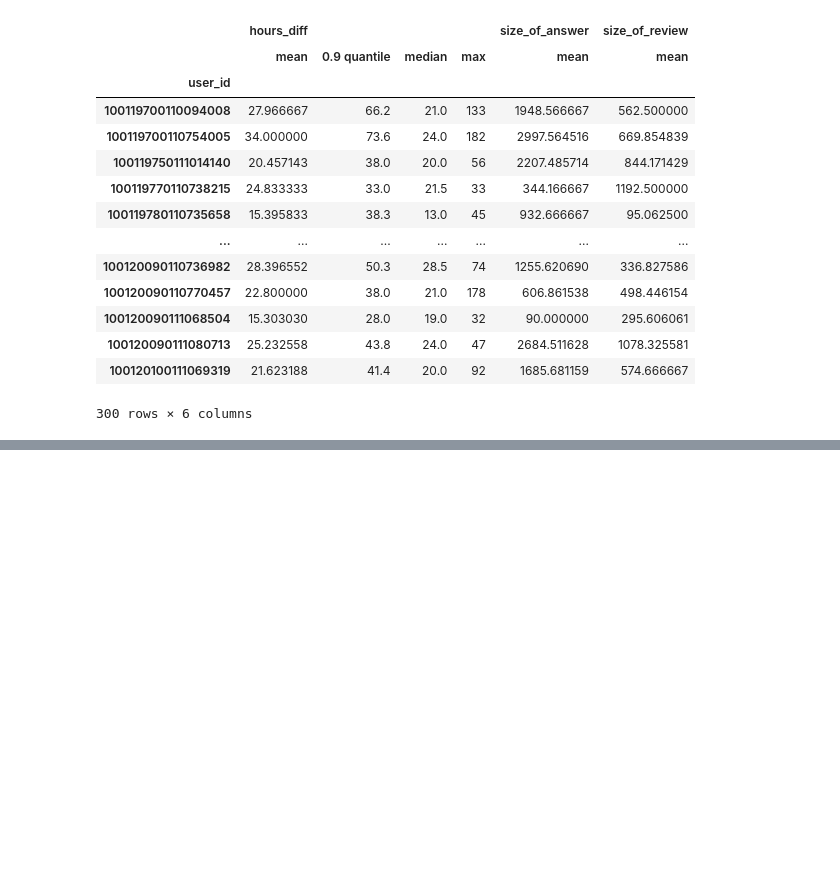
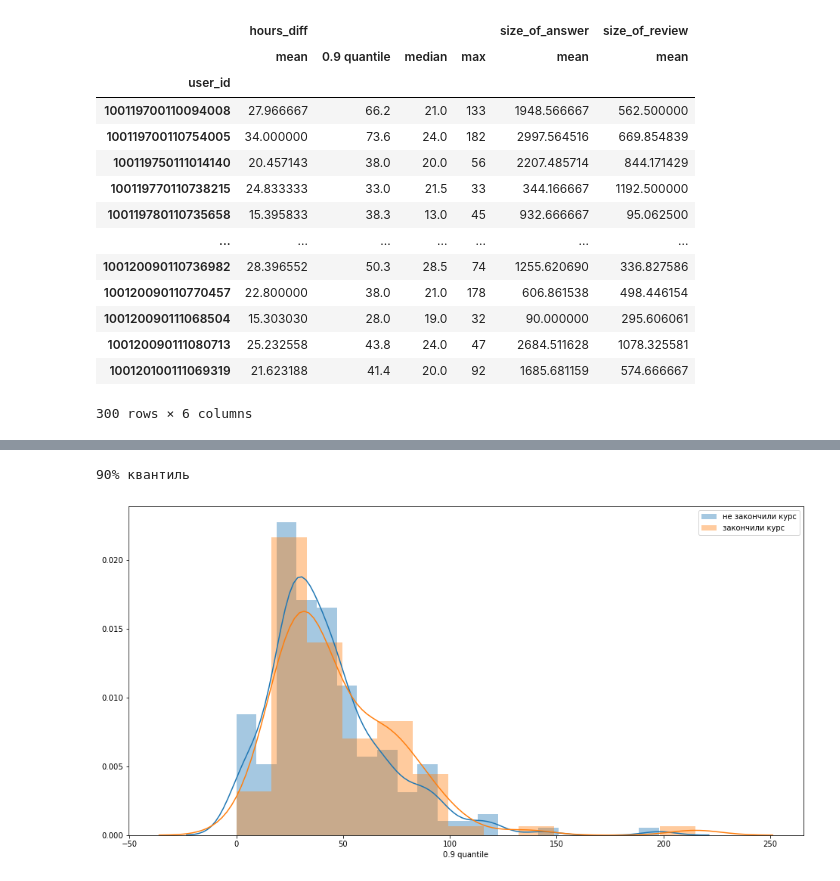
Before and after one commit to deethereal/Sirius_project, a Jupyter notebook: data_and_2.ipynb, the cells around one changed output, grey strips where cells are left out. Drawn from its saved outputs; the diff is of its cells as text; code cells hidden in the pictures; blank space fills up the shorter version.

```diff
--- a/data_and_2.ipynb
+++ b/data_and_2.ipynb
@@ -511,0 +496,10 @@ count_bad
+# %%
+plt.figure(figsize=(16, 8))
+sb.distplot(df_0['hours_diff']['0.9 quantile'], label = 'не закончили курс')
+sb.distplot(df_1['hours_diff']['0.9 quantile'], label = 'закончили курс')
+print('90% квантиль')
+plt.legend()
+plt.show()
+# %% [output]
+90% квантиль
+[figure, added]
```
Also changed, not shown: parts of 22 cells of this notebook.
